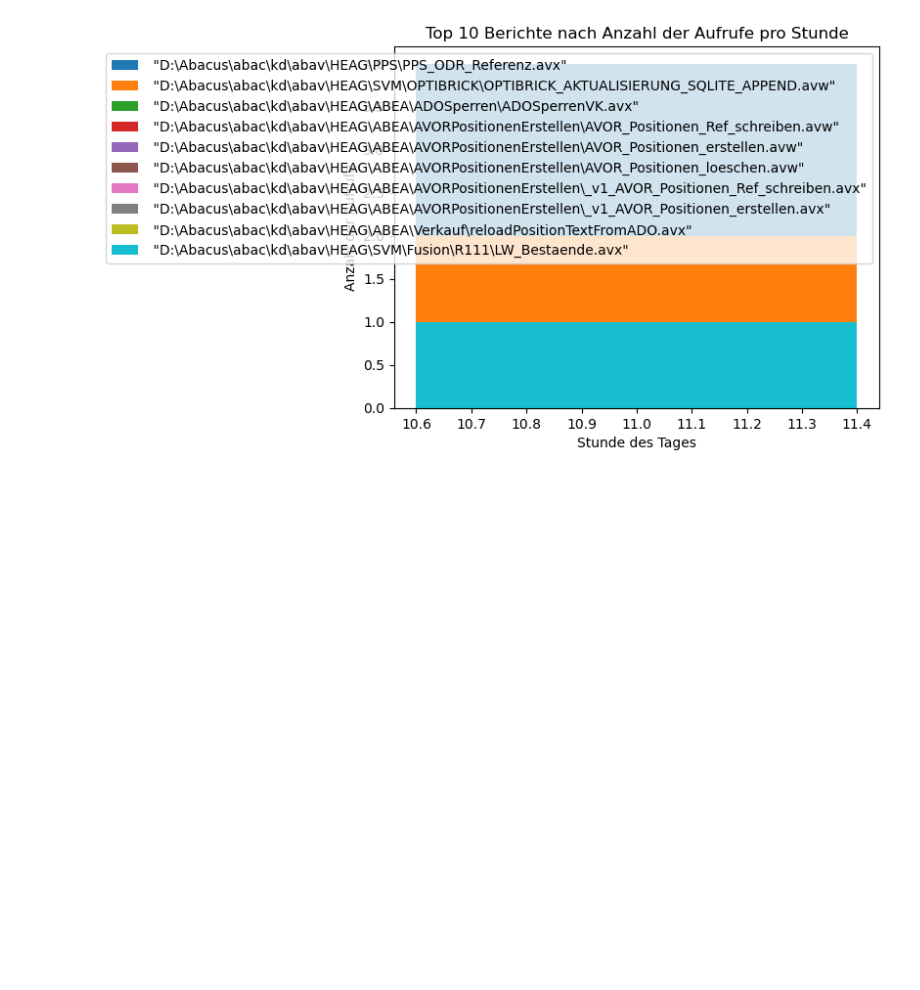
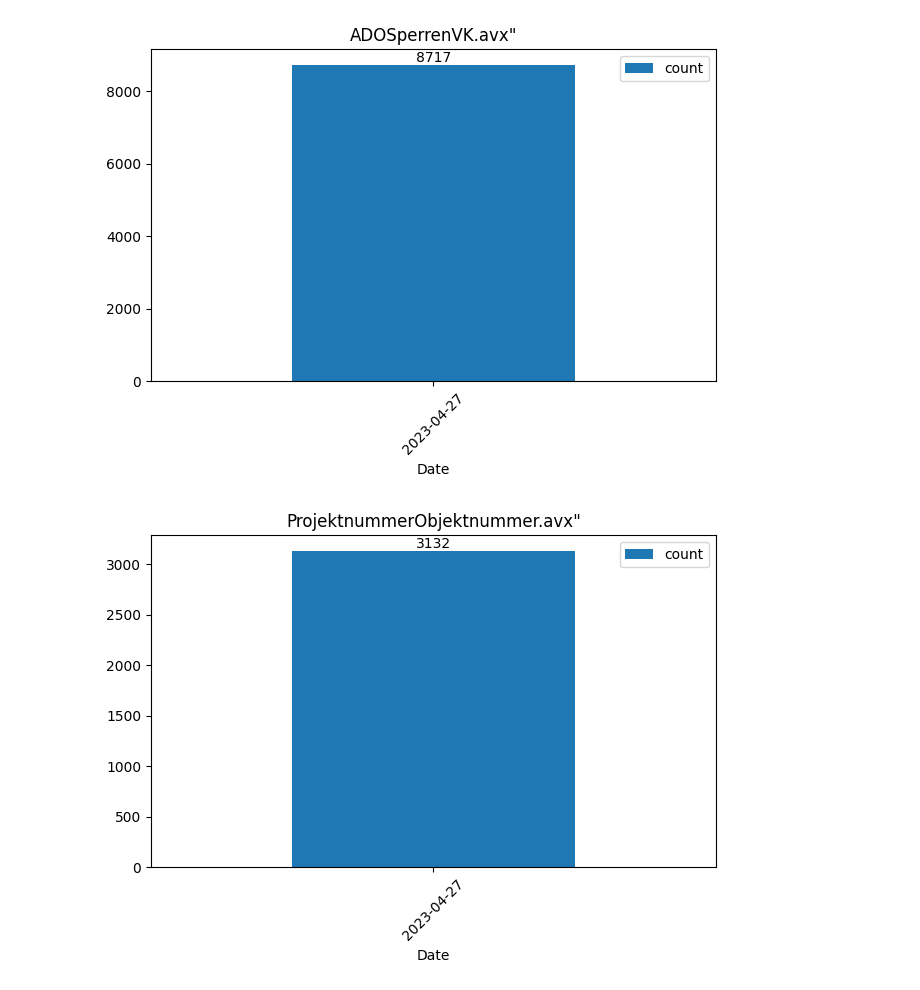
Before and after one commit to doodelidodo/AbacusReportsAuswertung, a Jupyter notebook: ReportAuswertung.ipynb, the cells around one changed output. Saved outputs shown, nothing was run; the diff lists cells and outputs as text; code cells hidden in the pictures; blank space fills up the shorter version.

```diff
--- a/ReportAuswertung.ipynb
+++ b/ReportAuswertung.ipynb
@@ -68,7 +19,7 @@ Name: Report, dtype: int64
 ax = counts.plot(kind='bar')
 
 # Füge Titel und Achsenbeschriftungen hinzu
-ax.set_title('Häufigkeit von Reports')
+ax.set_title('Top 10 der Häufigkeit der Reportaufrufe')
 ax.set_xlabel('Report-Art')
 ax.set_ylabel('Häufigkeit')
 
@@ -99,26 +30,38 @@ df
 # %%
+import pandas as pd
+import matplotlib.pyplot as plt
+
 # Datum konvertieren
 df['TimeStamp'] = pd.to_datetime(df['TimeStamp'])
 
-# Gruppieren nach Report und Stunden und zählen
-df_grouped = df.groupby([df['Report'], df['TimeStamp'].dt.hour]).size().reset_index(name='count')
+# Nur das Datum extrahieren
+df['Date'] = df['TimeStamp'].dt.date
+
+# Gruppieren nach Report und Datum und zählen
+df_grouped = df.groupby([df['Report'], df['Date']]).size().reset_index(name='count')
 
 # Top 10 Berichte auswählen
 top_10_reports = df_grouped.groupby('Report').sum().nlargest(10, 'count').index.values
+df_top_10 = df_grouped[df_grouped['Report'].isin(top_10_reports)]
+unique_reports = df_top_10['Report'].unique().tolist()
 
-# Filtern für Top 10 Berichte
-df_top_10 = df_grouped[df_grouped['Report'].isin(top_10_reports)]
+# Nach Gesamtzählungen sortieren
+df_top_10_sorted = df_top_10.groupby('Report').sum().sort_values('count', ascending=False).reset_index()
 
-# Schleife für jeden Bericht, um Plot zu erstellen
-for report in top_10_reports:
+
+###
+# Schleife über die Berichte und Erstellung der Plots
+for report in df_top_10_sorted['Report']:
+    # DataFrame für den aktuellen Bericht erstellen
     df_report = df_top_10[df_top_10['Report'] == report]
-    plt.bar(df_report['TimeStamp'], df_report['count'], label=report)
-
-# Plot-Eigenschaften
-plt.title('Top 10 Berichte nach Anzahl der Aufrufe pro Stunde')
-plt.xlabel('Stunde des Tages')
-plt.ylabel('Anzahl der Aufrufe')
-plt.legend()
-plt.show()
+    # Plot erstellen
+    ax = df_report.plot.bar(x='Date', y='count', title=report, rot=45)
+    # Beschriftungen hinzufügen
+    for i, v in enumerate(df_report['count']):
+        ax.bar_label(ax.containers[0], label=int(v), label_type='edge')
+    plt.tight_layout()
+    plt.show() # Plot anzeigen
+###
 # %% [output]
-[figure, old version]
+[figure, new version]
+[figure, added]
```
Also changed, not shown: parts of 6 cells of this notebook, 3 other files.
